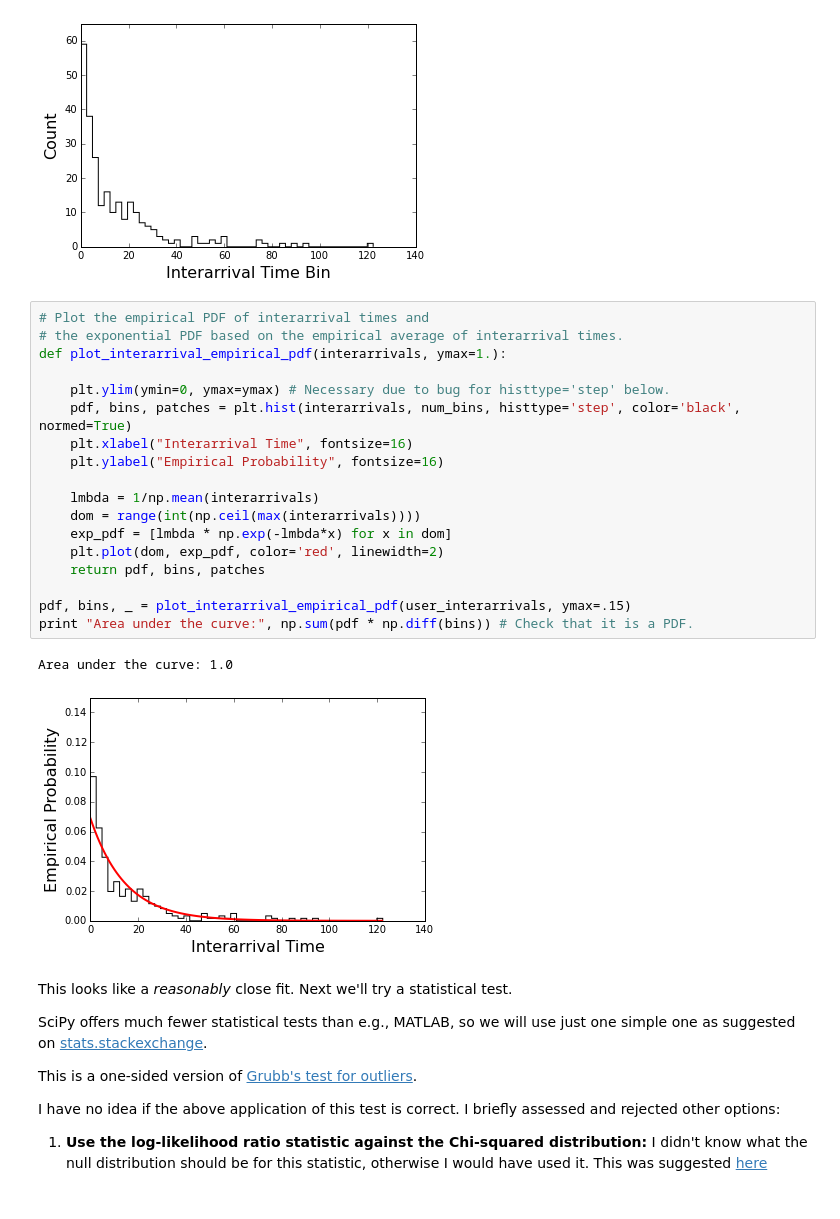
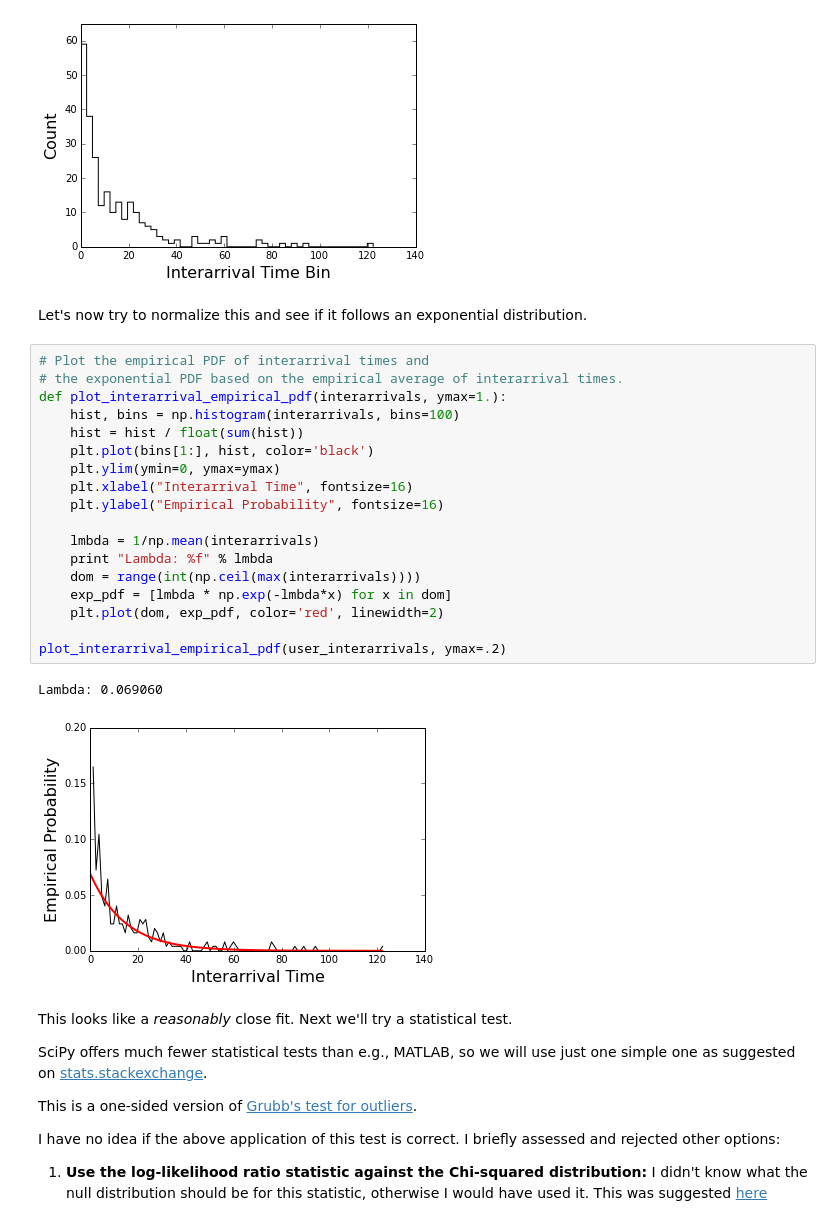
Before and after one commit to salspaugh/empirical-analysis, a Jupyter notebook: assignment1/assignment1.ipynb, the cells around one changed output. Saved outputs shown, nothing was run; the diff lists cells and outputs as text.

```diff
--- a/assignment1/assignment1.ipynb
+++ b/assignment1/assignment1.ipynb
@@ -349,27 +393,29 @@ def plot_interarrival_histogram(interarrivals, ymax=65, log=False):
 _, _, _ = plot_interarrival_histogram(user_interarrivals)
 # %% [output]
 [figure]
+# %% [markdown]
+Let's now try to normalize this and see if it follows an exponential distribution.
 # %%
 # Plot the empirical PDF of interarrival times and
 # the exponential PDF based on the empirical average of interarrival times.
 def plot_interarrival_empirical_pdf(interarrivals, ymax=1.):
-
-    plt.ylim(ymin=0, ymax=ymax) # Necessary due to bug for histtype='step' below.
-    pdf, bins, patches = plt.hist(interarrivals, num_bins, histtype='step', color='black', normed=True)
+    hist, bins = np.histogram(interarrivals, bins=100)
+    hist = hist / float(sum(hist))
+    plt.plot(bins[1:], hist, color='black')
+    plt.ylim(ymin=0, ymax=ymax)
     plt.xlabel("Interarrival Time", fontsize=16)
     plt.ylabel("Empirical Probability", fontsize=16)
 
     lmbda = 1/np.mean(interarrivals)
+    print "Lambda: %f" % lmbda
     dom = range(int(np.ceil(max(interarrivals))))
     exp_pdf = [lmbda * np.exp(-lmbda*x) for x in dom]
     plt.plot(dom, exp_pdf, color='red', linewidth=2)
-    return pdf, bins, patches
 
-pdf, bins, _ = plot_interarrival_empirical_pdf(user_interarrivals, ymax=.15)
-print "Area under the curve:", np.sum(pdf * np.diff(bins)) # Check that it is a PDF.
+plot_interarrival_empirical_pdf(user_interarrivals, ymax=.2)
 # %% [output]
-Area under the curve: 1.0
+Lambda: 0.069060
-[figure, old version]
+[figure, new version]
 # %% [markdown]
 This looks like a *reasonably* close fit. Next we'll try a statistical test.
 
```
Also changed, not shown: parts of 65 cells of this notebook, 10 other files.
